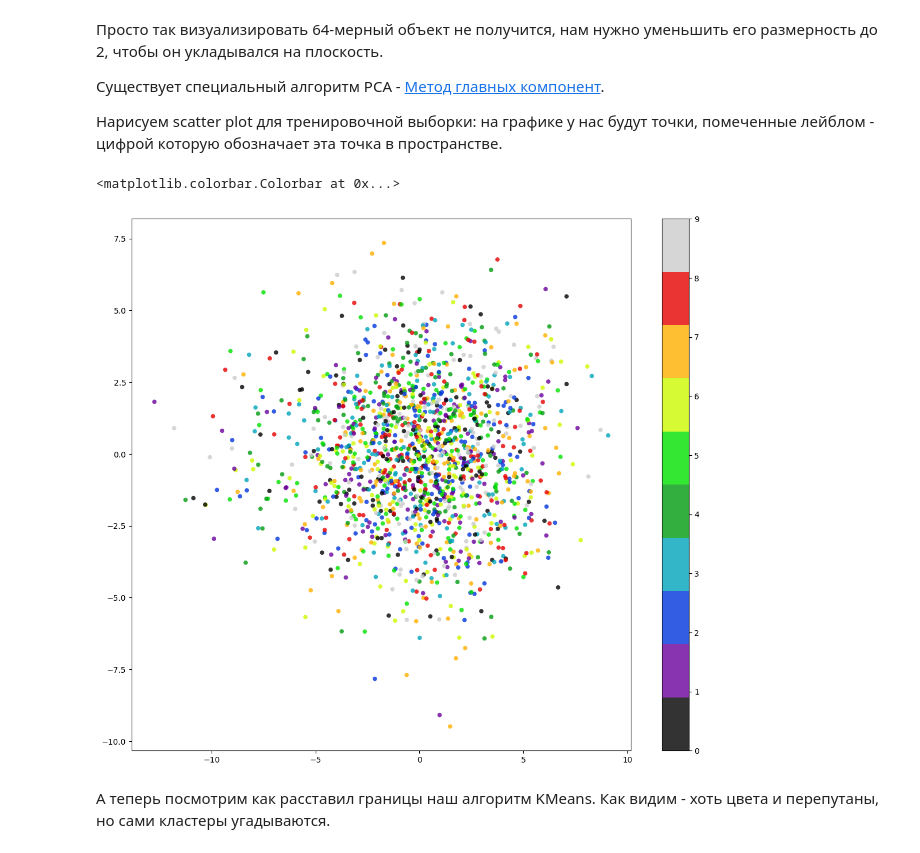
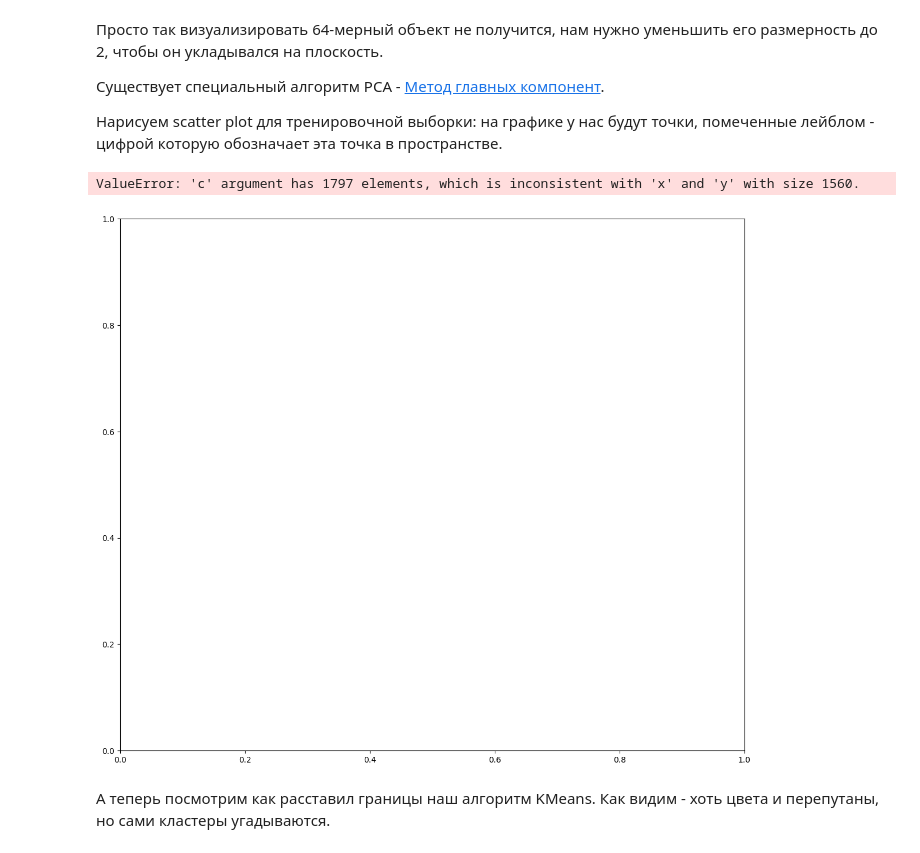
Before and after one commit to hook171/AISys, a Jupyter notebook: 01-ml-basics/03-kmeans/03_KMeans.ipynb, the cells around one changed output. Drawn from its saved outputs; the diff is of its cells as text; code cells hidden in the pictures.

```diff
--- a/01-ml-basics/03-kmeans/03_KMeans.ipynb
+++ b/01-ml-basics/03-kmeans/03_KMeans.ipynb
@@ -361,17 +363,15 @@ Iteration 36, Loss: 0.0725889503955841
 # %%
 from sklearn.decomposition import PCA
 pca = PCA(n_components=2, random_state=42) # 2 компоненты, значит 2-мерное представление
 
 X_reduced = pca.fit_transform(X)
-y_filtered = y[:X_reduced.shape[0]]
-
 plt.figure(figsize=(14,12))
-plt.scatter(X_reduced[:,0], X_reduced[:,1], c=y_filtered, cmap=plt.cm.get_cmap('nipy_spectral', 10),
+plt.scatter(X_reduced[:,0], X_reduced[:,1], c=y, cmap=plt.cm.get_cmap('nipy_spectral', 10),
             edgecolor='none', alpha=0.8, s=30,)
 plt.colorbar()
 # %% [output]
-<matplotlib.colorbar.Colorbar at 0x...>
+ValueError: 'c' argument has 1797 elements, which is inconsistent with 'x' and 'y' with size 1560.
-[figure, old version]
+[figure, new version]
 # %% [markdown]
 А теперь посмотрим как расставил границы наш алгоритм KMeans. Как видим - хоть цвета и перепутаны, но сами кластеры угадываются.
 # %%
```
Also changed, not shown: parts of 7 cells of this notebook.
